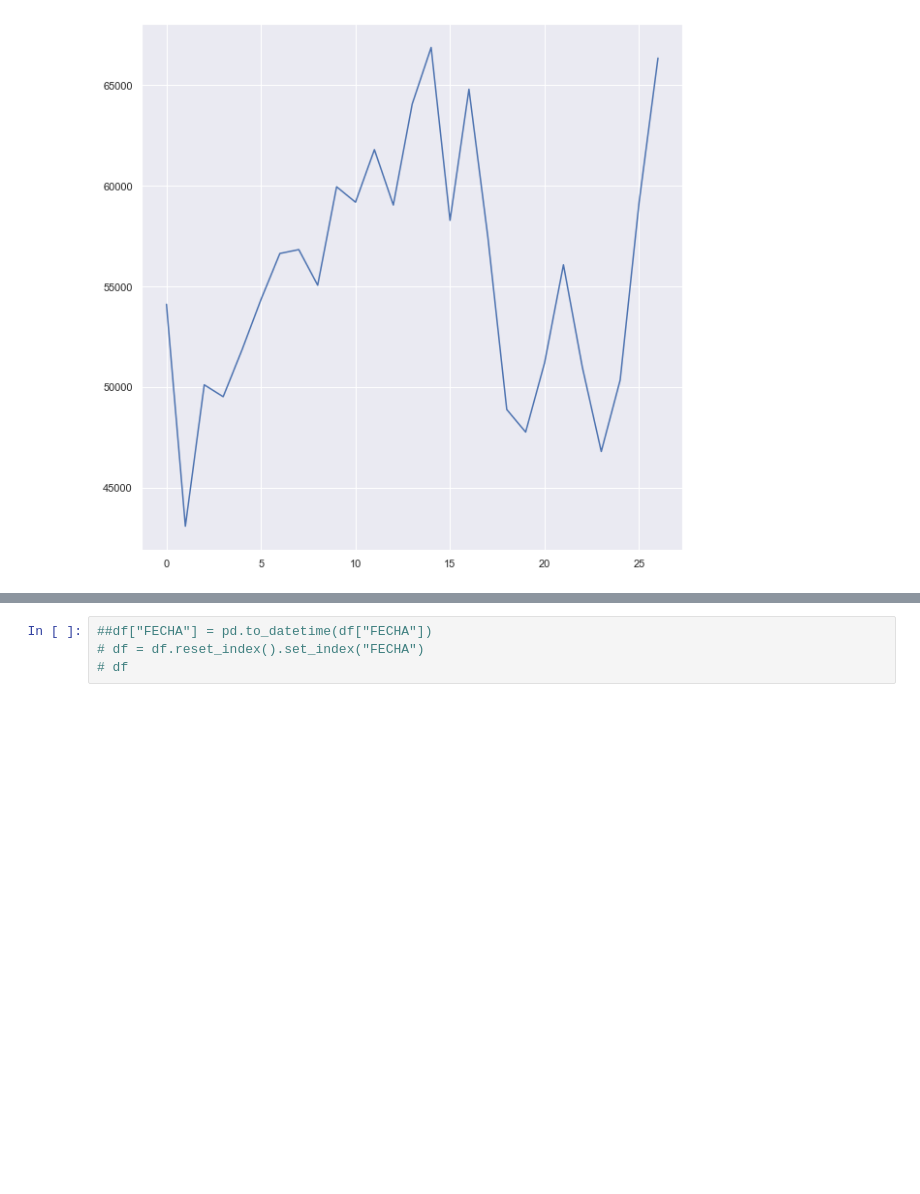
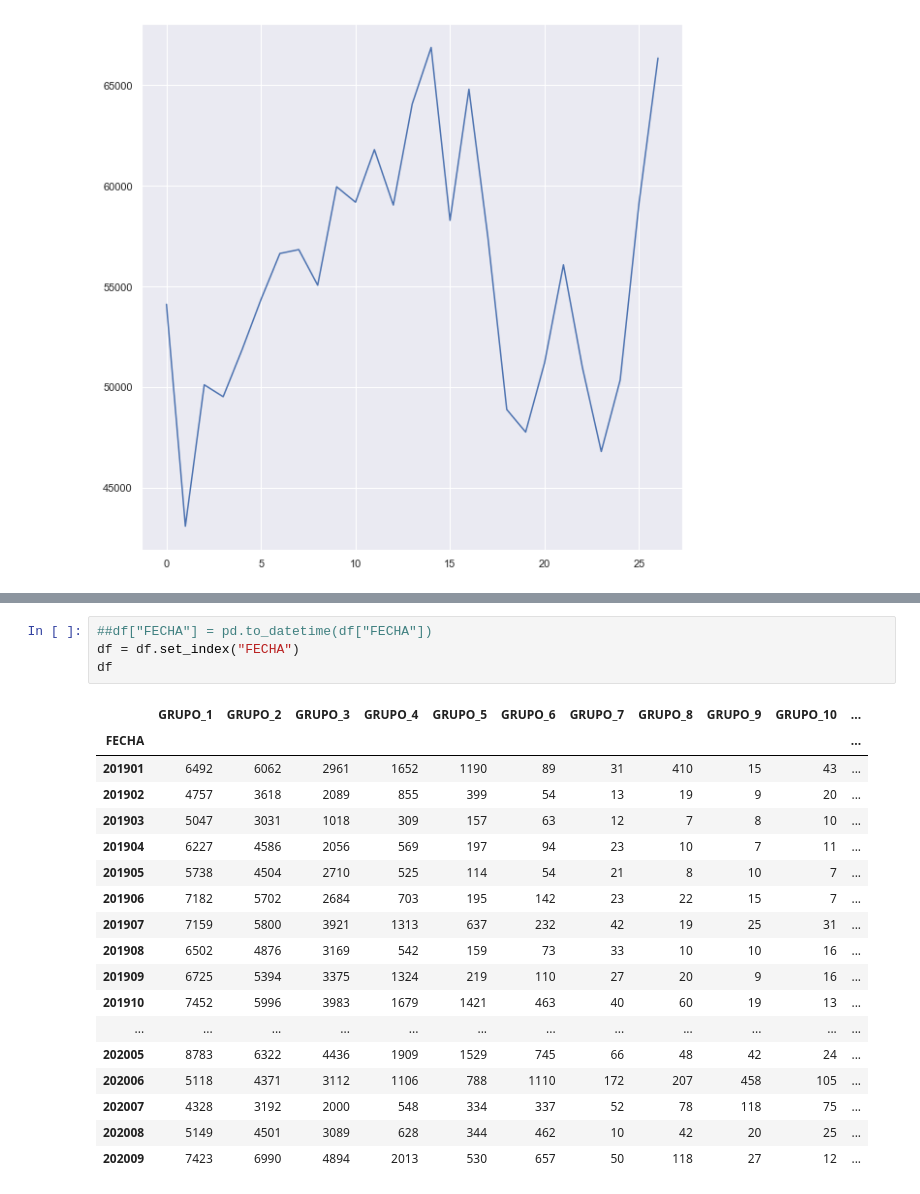
Before and after one commit to ignacio1511/Azzorti-Challenge, a Jupyter notebook: pregunta3.ipynb, the cells around one changed output, grey strips where cells are left out. Cells and saved outputs as stored; diff of their text form; blank space fills up the shorter version.

```diff
--- a/pregunta3.ipynb
+++ b/pregunta3.ipynb
@@ -285,7 +273,26 @@ df
 # %%
 ##df["FECHA"] = pd.to_datetime(df["FECHA"])
-# df = df.reset_index().set_index("FECHA")
-# df
+df = df.set_index("FECHA")
+df
+# %% [output]
+|  | GRUPO_1 | GRUPO_2 | GRUPO_3 | GRUPO_4 | GRUPO_5 | GRUPO_6 | GRUPO_7 | GRUPO_8 | GRUPO_9 | GRUPO_10 | ... |
+| FECHA |  |  |  |  |  |  |  |  |  |  | ... |
+| 201901 | 6492 | 6062 | 2961 | 1652 | 1190 | 89 | 31 | 410 | 15 | 43 | ... |
+| 201902 | 4757 | 3618 | 2089 | 855 | 399 | 54 | 13 | 19 | 9 | 20 | ... |
+| 201903 | 5047 | 3031 | 1018 | 309 | 157 | 63 | 12 | 7 | 8 | 10 | ... |
+| 201904 | 6227 | 4586 | 2056 | 569 | 197 | 94 | 23 | 10 | 7 | 11 | ... |
+| 201905 | 5738 | 4504 | 2710 | 525 | 114 | 54 | 21 | 8 | 10 | 7 | ... |
+| 201906 | 7182 | 5702 | 2684 | 703 | 195 | 142 | 23 | 22 | 15 | 7 | ... |
+| 201907 | 7159 | 5800 | 3921 | 1313 | 637 | 232 | 42 | 19 | 25 | 31 | ... |
+| 201908 | 6502 | 4876 | 3169 | 542 | 159 | 73 | 33 | 10 | 10 | 16 | ... |
+| 201909 | 6725 | 5394 | 3375 | 1324 | 219 | 110 | 27 | 20 | 9 | 16 | ... |
+| 201910 | 7452 | 5996 | 3983 | 1679 | 1421 | 463 | 40 | 60 | 19 | 13 | ... |
+| ... | ... | ... | ... | ... | ... | ... | ... | ... | ... | ... | ... |
+| 202005 | 8783 | 6322 | 4436 | 1909 | 1529 | 745 | 66 | 48 | 42 | 24 | ... |
+| 202006 | 5118 | 4371 | 3112 | 1106 | 788 | 1110 | 172 | 207 | 458 | 105 | ... |
+| 202007 | 4328 | 3192 | 2000 | 548 | 334 | 337 | 52 | 78 | 118 | 75 | ... |
+| 202008 | 5149 | 4501 | 3089 | 628 | 344 | 462 | 10 | 42 | 20 | 25 | ... |
+| 202009 | 7423 | 6990 | 4894 | 2013 | 530 | 657 | 50 | 118 | 27 | 12 | ... |
 # %%
 df["PEDIDOS_TOTALES"].plot(figsize =(10,10))
 # %% [output]
```
Also changed, not shown: parts of 24 cells of this notebook, 9 other files.
